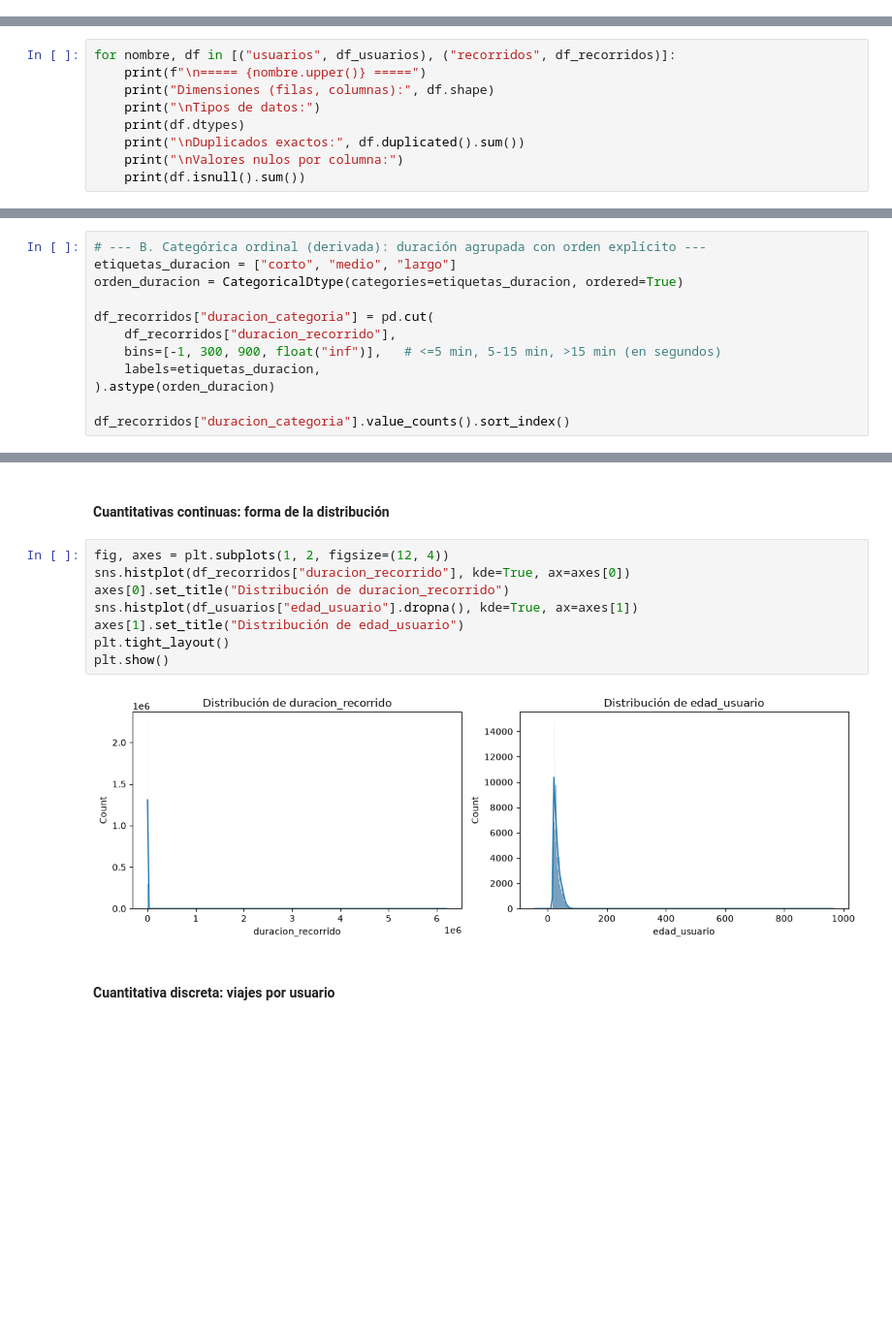
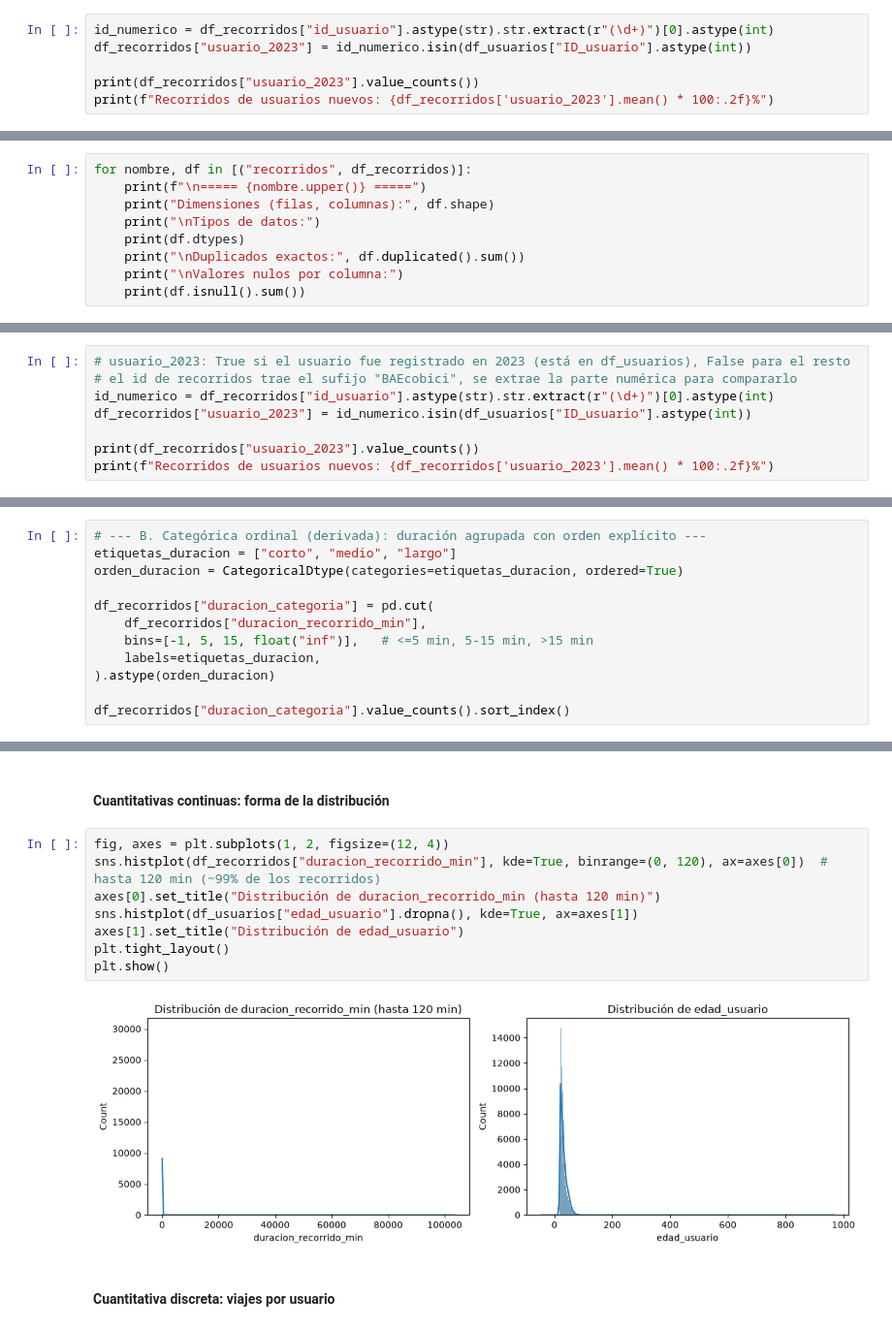
Before and after one commit to brigere/data-anlysis-ceia, a Jupyter notebook: tp_final_2026.ipynb, the cells around one changed output, grey strips where cells are left out. Shown at 97% size. Cells and saved outputs as stored; diff of their text form; blank space fills up the shorter version.

```diff
--- a/tp_final_2026.ipynb
+++ b/tp_final_2026.ipynb
@@ -81,0 +109,6 @@ df_usuarios.head(5)
+# %%
+id_numerico = df_recorridos["id_usuario"].astype(str).str.extract(r"(\d+)")[0].astype(int)
+df_recorridos["usuario_2023"] = id_numerico.isin(df_usuarios["ID_usuario"].astype(int))
+
+print(df_recorridos["usuario_2023"].value_counts())
+print(f"Recorridos de usuarios nuevos: {df_recorridos['usuario_2023'].mean() * 100:.2f}%")
@@ -82,7 +121,7 @@ df_usuarios.head(5)
 # %% [markdown]
 ### 2. Diagnóstico inicial: dimensiones, tipos de datos, duplicados y valores faltantes
 # %%
-for nombre, df in [("usuarios", df_usuarios), ("recorridos", df_recorridos)]:
+for nombre, df in [("recorridos", df_recorridos)]:
     print(f"\n===== {nombre.upper()} =====")
     print("Dimensiones (filas, columnas):", df.shape)
     print("\nTipos de datos:")
@@ -282,0 +386,8 @@ Para el dataset de usuarios no hay nulos significativos
+# %%
+# usuario_2023: True si el usuario fue registrado en 2023 (está en df_usuarios), False para el resto
+# el id de recorridos trae el sufijo "BAEcobici", se extrae la parte numérica para compararlo
+id_numerico = df_recorridos["id_usuario"].astype(str).str.extract(r"(\d+)")[0].astype(int)
+df_recorridos["usuario_2023"] = id_numerico.isin(df_usuarios["ID_usuario"].astype(int))
+
+print(df_recorridos["usuario_2023"].value_counts())
+print(f"Recorridos de usuarios nuevos: {df_recorridos['usuario_2023'].mean() * 100:.2f}%")
@@ -547,8 +748,8 @@ etiquetas_duracion = ["corto", "medio", "largo"]
 orden_duracion = CategoricalDtype(categories=etiquetas_duracion, ordered=True)
 
 df_recorridos["duracion_categoria"] = pd.cut(
-    df_recorridos["duracion_recorrido"],
-    bins=[-1, 300, 900, float("inf")],   # <=5 min, 5-15 min, >15 min (en segundos)
+    df_recorridos["duracion_recorrido_min"],
+    bins=[-1, 5, 15, float("inf")],   # <=5 min, 5-15 min, >15 min
     labels=etiquetas_duracion,
 ).astype(orden_duracion)
 
@@ -579,14 +780,14 @@ Name: Hora_inicio, dtype: str
 #### Cuantitativas continuas: forma de la distribución
 # %%
 fig, axes = plt.subplots(1, 2, figsize=(12, 4))
-sns.histplot(df_recorridos["duracion_recorrido"], kde=True, ax=axes[0])
-axes[0].set_title("Distribución de duracion_recorrido")
+sns.histplot(df_recorridos["duracion_recorrido_min"], kde=True, binrange=(0, 120), ax=axes[0])  # hasta 120 min (~99% de los recorridos)
+axes[0].set_title("Distribución de duracion_recorrido_min (hasta 120 min)")
 sns.histplot(df_usuarios["edad_usuario"].dropna(), kde=True, ax=axes[1])
 axes[1].set_title("Distribución de edad_usuario")
 plt.tight_layout()
 plt.show()
 # %% [output]
-[figure, old version]
+[figure, new version]
 # %% [markdown]
 #### Cuantitativa discreta: viajes por usuario
 # %%
```
Also changed, not shown: parts of 25 cells of this notebook, 1 other file.
